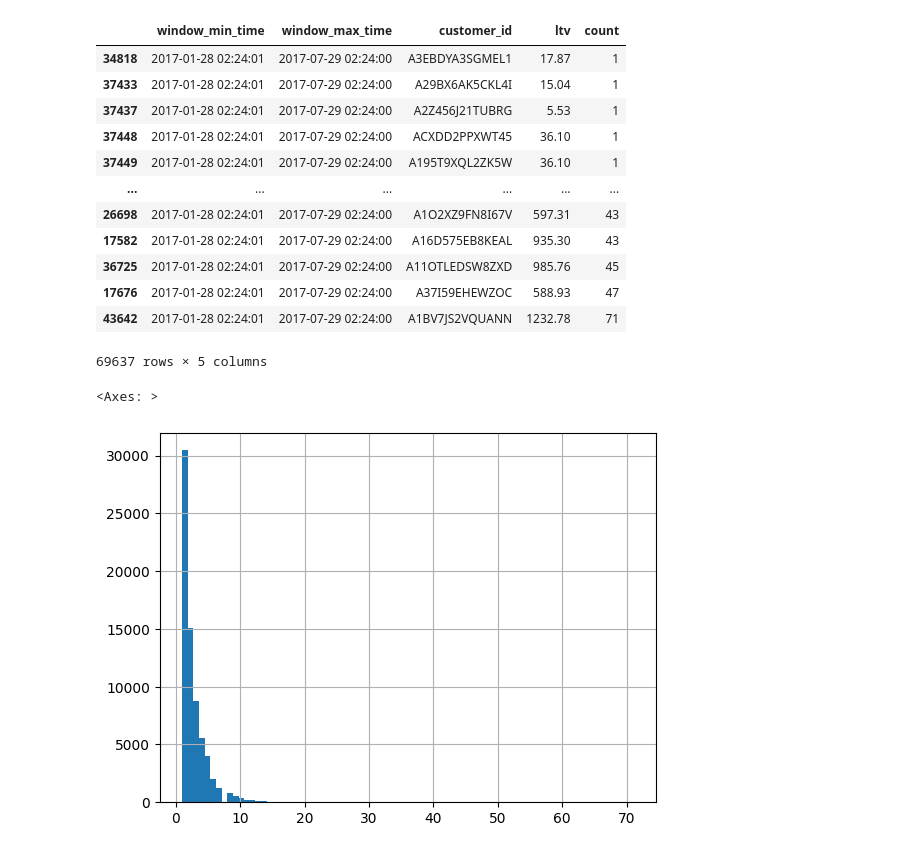
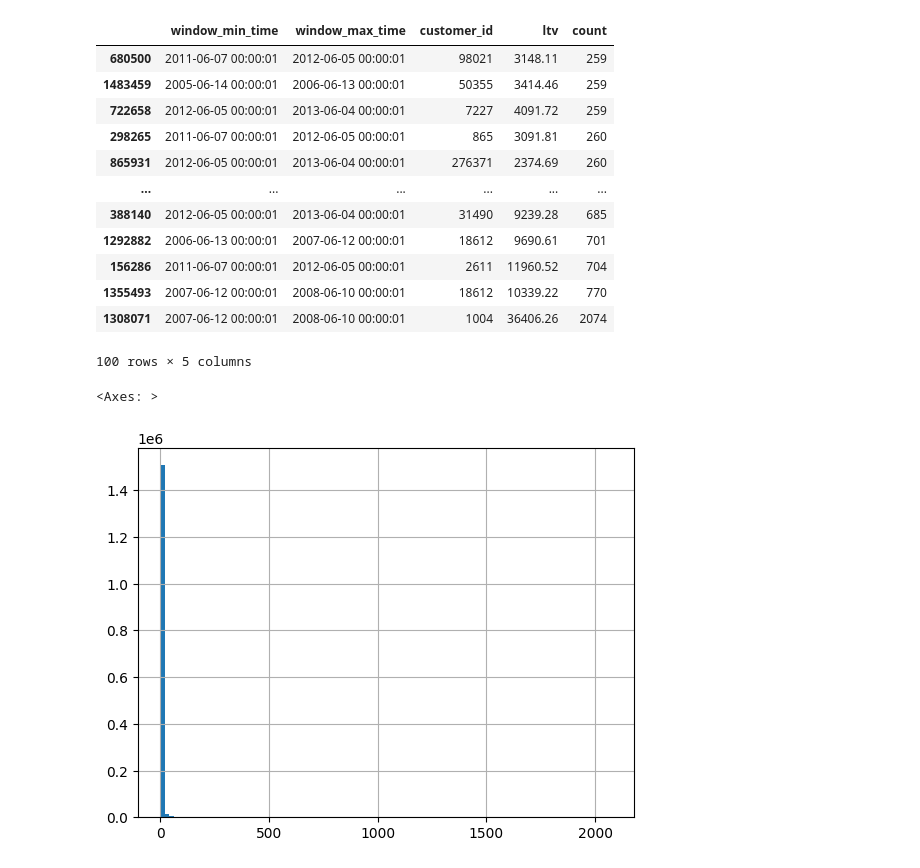
Before and after one commit to snap-stanford/relbench, a Jupyter notebook: examples/product/churn.ipynb, the cells around one changed output. Saved outputs shown, nothing was run; the diff lists cells and outputs as text; code cells hidden in the pictures.

```diff
--- a/examples/product/churn.ipynb
+++ b/examples/product/churn.ipynb
@@ -10,6 +10,6 @@ import pandas as pd
 from rtb.datasets import get_dataset
 from rtb.utils import one_window_sampler, rolling_window_sampler
 # %%
-ds = get_dataset(name="rtb-product", root="../../data")
+ds = get_dataset(name="rtb-product", root="../../data", processed=True)
 # %% [output]
 loading table ../../data/rtb-product/processed/db/customer.parquet...
@@ -66,3 +98,3 @@ time_window_df
 # %%
-time_window_df = one_window_sampler(ds.val_max_time, pd.Timedelta("52W"))
+# time_window_df = one_window_sampler(ds.val_max_time, pd.Timedelta("26W"))
 # %%
@@ -138,24 +116,24 @@ GROUP BY
     window_min_time, window_max_time, customer_id
 """).df()
 # %%
-df.sort_values("count")
+df.sort_values("count").tail(100)
 # %% [output]
 |  | window_min_time | window_max_time | customer_id | ltv | count |
-| 34818 | 2017-01-28 02:24:01 | 2017-07-29 02:24:00 | A3EBDYA3SGMEL1 | 17.87 | 1 |
-| 37433 | 2017-01-28 02:24:01 | 2017-07-29 02:24:00 | A29BX6AK5CKL4I | 15.04 | 1 |
-| 37437 | 2017-01-28 02:24:01 | 2017-07-29 02:24:00 | A2Z456J21TUBRG | 5.53 | 1 |
-| 37448 | 2017-01-28 02:24:01 | 2017-07-29 02:24:00 | ACXDD2PPXWT45 | 36.10 | 1 |
-| 37449 | 2017-01-28 02:24:01 | 2017-07-29 02:24:00 | A195T9XQL2ZK5W | 36.10 | 1 |
+| 680500 | 2011-06-07 00:00:01 | 2012-06-05 00:00:01 | 98021 | 3148.11 | 259 |
+| 1483459 | 2005-06-14 00:00:01 | 2006-06-13 00:00:01 | 50355 | 3414.46 | 259 |
+| 722658 | 2012-06-05 00:00:01 | 2013-06-04 00:00:01 | 7227 | 4091.72 | 259 |
+| 298265 | 2011-06-07 00:00:01 | 2012-06-05 00:00:01 | 865 | 3091.81 | 260 |
+| 865931 | 2012-06-05 00:00:01 | 2013-06-04 00:00:01 | 276371 | 2374.69 | 260 |
 | ... | ... | ... | ... | ... | ... |
-| 26698 | 2017-01-28 02:24:01 | 2017-07-29 02:24:00 | A1O2XZ9FN8I67V | 597.31 | 43 |
-| 17582 | 2017-01-28 02:24:01 | 2017-07-29 02:24:00 | A16D575EB8KEAL | 935.30 | 43 |
-| 36725 | 2017-01-28 02:24:01 | 2017-07-29 02:24:00 | A11OTLEDSW8ZXD | 985.76 | 45 |
-| 17676 | 2017-01-28 02:24:01 | 2017-07-29 02:24:00 | A37I59EHEWZOC | 588.93 | 47 |
-| 43642 | 2017-01-28 02:24:01 | 2017-07-29 02:24:00 | A1BV7JS2VQUANN | 1232.78 | 71 |
+| 388140 | 2012-06-05 00:00:01 | 2013-06-04 00:00:01 | 31490 | 9239.28 | 685 |
+| 1292882 | 2006-06-13 00:00:01 | 2007-06-12 00:00:01 | 18612 | 9690.61 | 701 |
+| 156286 | 2011-06-07 00:00:01 | 2012-06-05 00:00:01 | 2611 | 11960.52 | 704 |
+| 1355493 | 2007-06-12 00:00:01 | 2008-06-10 00:00:01 | 18612 | 10339.22 | 770 |
+| 1308071 | 2007-06-12 00:00:01 | 2008-06-10 00:00:01 | 1004 | 36406.26 | 2074 |
-69637 rows × 5 columns
+100 rows × 5 columns
 # %%
-df["count"].hist(bins=80)
+df["count"].hist(bins=100)
 # %% [output]
 <Axes: >
-[figure, old version]
+[figure, new version]
 # %%
```
Also changed, not shown: parts of 15 cells of this notebook, 1 other file.
